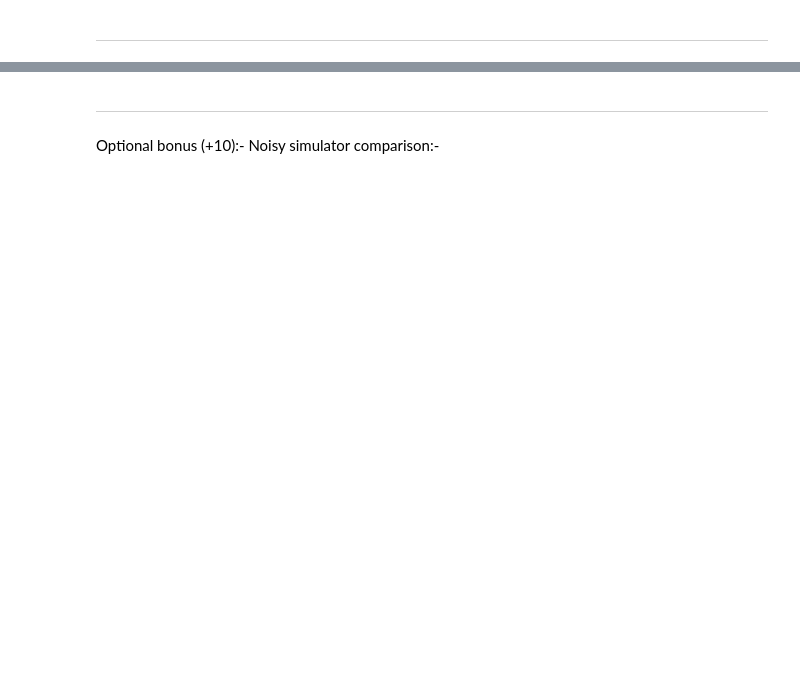
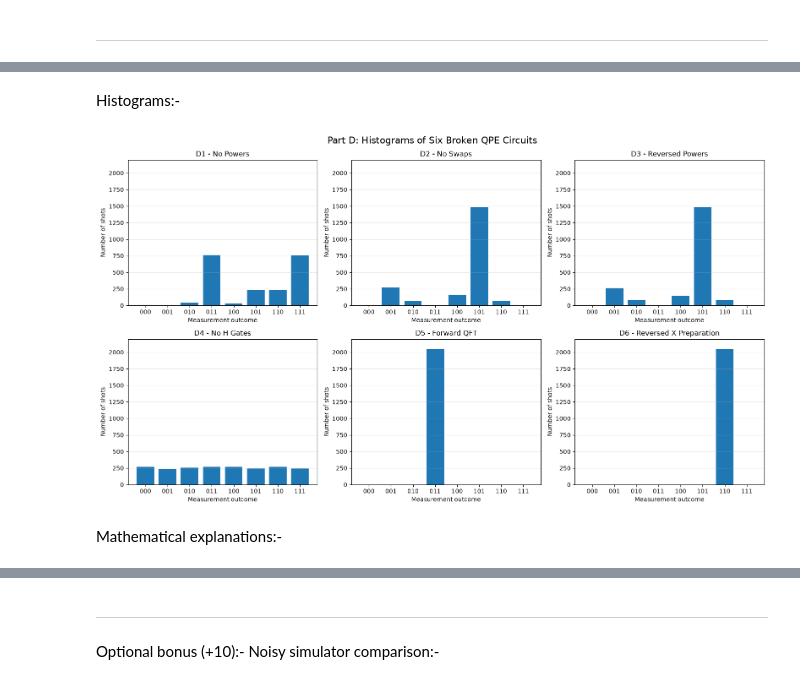
Before and after one commit to dhruvi1804/QAP_Assignment2, a Jupyter notebook: main.ipynb, the cells around one changed output, grey strips where cells are left out. Saved outputs shown, nothing was run; the diff lists cells and outputs as text; code cells hidden in the pictures; blank space fills up the shorter version.

```diff
--- a/main.ipynb
+++ b/main.ipynb
@@ -845,0 +1198,68 @@ for name, qc in runs_D.items():
+# %% [markdown]
+Histograms:-
+# %%
+
+import matplotlib.pyplot as plt
+
+# Actual measurement results from Part D
+results_D = {
+    "D1 - No Powers": {
+        '000': 4, '010': 38, '110': 228, '100': 35,
+        '111': 753, '011': 759, '101': 231
+    },
+
+    "D2 - No Swaps": {
+        '001': 269, '100': 158, '010': 65,
+        '110': 71, '101': 1485
+    },
+
+    "D3 - Reversed Powers": {
+        '100': 146, '001': 262, '010': 82,
+        '110': 78, '101': 1480
+    },
+
+    "D4 - No H Gates": {
+        '101': 244, '100': 268, '001': 236,
+        '110': 271, '111': 240, '011': 266,
+        '000': 268, '010': 255
+    },
+
+    "D5 - Forward QFT": {
+        '011': 2048
+    },
+
+    "D6 - Reversed X Preparation": {
+        '110': 2048
+    }
+}
+
+# All possible 3-bit measurement outcomes
+outcomes = [format(i, '03b') for i in range(8)]
+
+# Generate six histograms
+fig, axes = plt.subplots(2, 3, figsize=(16, 9))
+axes = axes.flatten()
+
+for ax, (name, counts) in zip(axes, results_D.items()):
+
+    frequencies = [counts.get(outcome, 0) for outcome in outcomes]
+
+    ax.bar(outcomes, frequencies)
+
+    ax.set_title(name)
+    ax.set_xlabel("Measurement outcome")
+    ax.set_ylabel("Number of shots")
+    ax.set_ylim(0, 2200)
+    ax.grid(axis='y', alpha=0.3)
+
+fig.suptitle(
+    "Part D: Histograms of Six Broken QPE Circuits",
+    fontsize=16
+)
+
+plt.tight_layout()
+plt.show()
+# %% [output]
+[figure, added]
+# %% [markdown]
+Mathematical explanations:-
```
Also changed, not shown: parts of 32 cells of this notebook.
